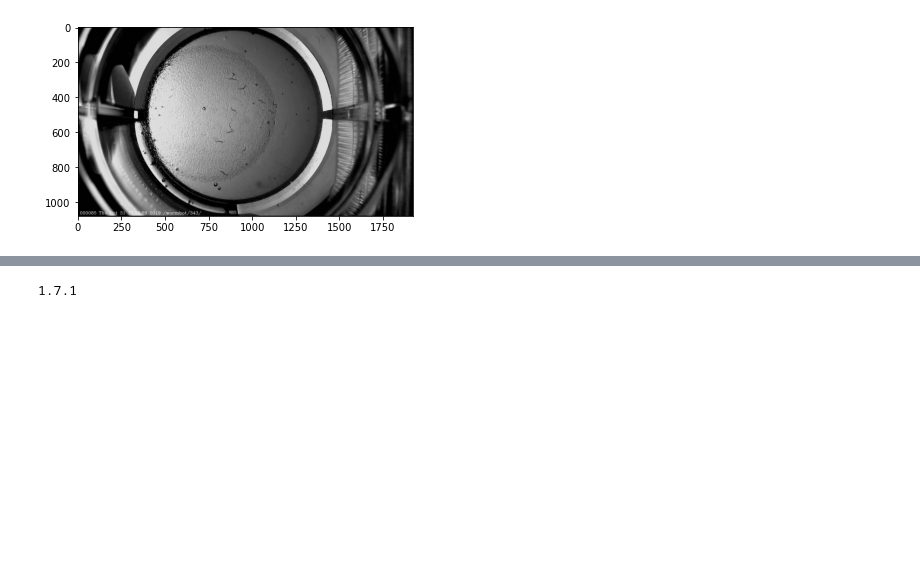
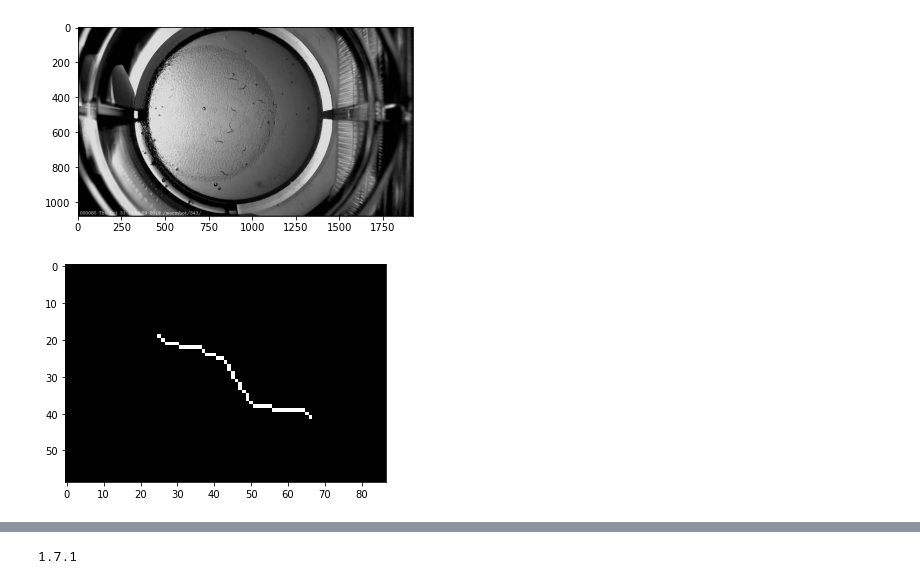
Before and after one commit to paolobif/WormYolo3, a Jupyter notebook: Worm Segmenter.ipynb, the cells around one changed output, grey strips where cells are left out. Drawn from its saved outputs; the diff is of its cells as text; code cells hidden in the pictures; blank space fills up the shorter version.

```diff
--- a/Worm Segmenter.ipynb
+++ b/Worm Segmenter.ipynb
@@ -110,0 +84,8 @@ cv2.imwrite("C:/Users/benja/Desktop/NN_alive_dead_training_vids/skeletonworms.pn
+# %%
+skeleton = skeletonize(img3)
+skeleton = cv2.threshold(skeleton, 100, 255, cv2.THRESH_BINARY)[1]
+skeleton = cv2.cvtColor(skeleton, cv2.COLOR_BGR2GRAY)
+plt.imshow(skeleton, cmap="gray")
+plt.show()
+# %% [output]
+[figure, added]
```
Also changed, not shown: parts of 14 cells of this notebook, 6 other files.
